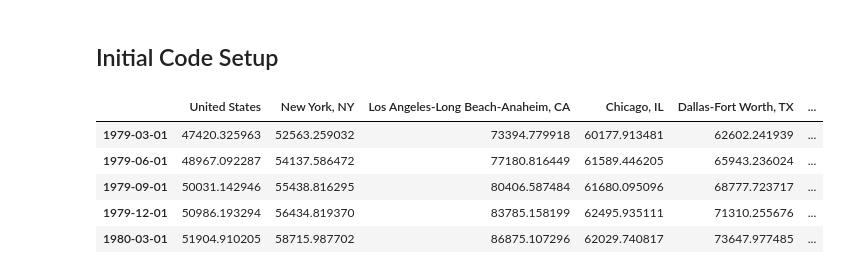
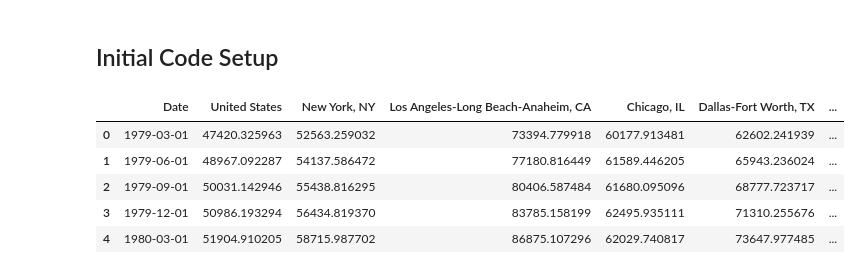
Before and after one commit to sullysbrain/wgu-c964-capstone, a Jupyter notebook: c951-task3.ipynb, the cells around one changed output. Cells and saved outputs as stored; diff of their text form; code cells hidden in the pictures.

```diff
--- a/c951-task3.ipynb
+++ b/c951-task3.ipynb
@@ -8,17 +8,17 @@ import matplotlib.pyplot as plt
 # %%
 # Load the CSV file into a NumPy array
 #df_raw = pd.read_csv('data/housing_data_cleaned.csv', sep=',', skiprows=0, nrows=10, index_col=0, header=0)
 #df = df_raw.T
 #df.to_csv('housing_data_cleaned_transposed', sep=',')
-df = pd.read_csv('data/housing_data_cleaned_transposed.csv', sep=',', index_col=0, header=0)
+df = pd.read_csv('data/housing_data_cleaned_transposed.csv', sep=',',skiprows=0, header=0)
 
-df_cpi = pd.read_csv('data/FRED_inflation_cleaned.csv', sep=',', skiprows=0, header=0)
-df_cpi.columns = ['Date', 'CPI']
+df_cpi = pd.read_csv('data/economicData.csv', sep=',', skiprows=0, header=0)
+#df_cpi.columns = ['DATE', 'M2MS', 'FedFundsRate', 'CPI']
 df.head()
 # %% [output]
-|  | United States | New York, NY | Los Angeles-Long Beach-Anaheim, CA | Chicago, IL | Dallas-Fort Worth, TX | ... |
-| 1979-03-01 | 47420.325963 | 52563.259032 | 73394.779918 | 60177.913481 | 62602.241939 | ... |
-| 1979-06-01 | 48967.092287 | 54137.586472 | 77180.816449 | 61589.446205 | 65943.236024 | ... |
-| 1979-09-01 | 50031.142946 | 55438.816295 | 80406.587484 | 61680.095096 | 68777.723717 | ... |
-| 1979-12-01 | 50986.193294 | 56434.819370 | 83785.158199 | 62495.935111 | 71310.255676 | ... |
-| 1980-03-01 | 51904.910205 | 58715.987702 | 86875.107296 | 62029.740817 | 73647.977485 | ... |
+|  | Date | United States | New York, NY | Los Angeles-Long Beach-Anaheim, CA | Chicago, IL | Dallas-Fort Worth, TX | ... |
+| 0 | 1979-03-01 | 47420.325963 | 52563.259032 | 73394.779918 | 60177.913481 | 62602.241939 | ... |
+| 1 | 1979-06-01 | 48967.092287 | 54137.586472 | 77180.816449 | 61589.446205 | 65943.236024 | ... |
+| 2 | 1979-09-01 | 50031.142946 | 55438.816295 | 80406.587484 | 61680.095096 | 68777.723717 | ... |
+| 3 | 1979-12-01 | 50986.193294 | 56434.819370 | 83785.158199 | 62495.935111 | 71310.255676 | ... |
+| 4 | 1980-03-01 | 51904.910205 | 58715.987702 | 86875.107296 | 62029.740817 | 73647.977485 | ... |
```
Also changed, not shown: parts of 2 cells of this notebook, 15 other files.
